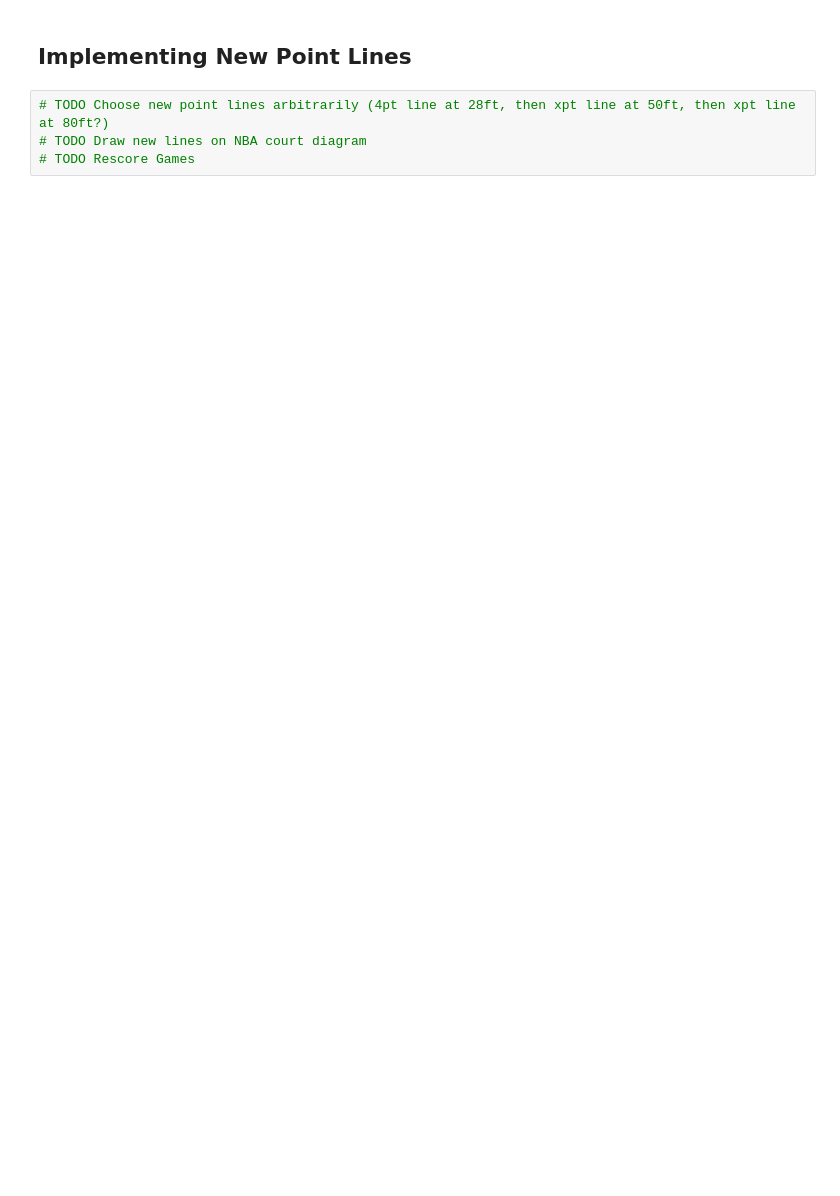
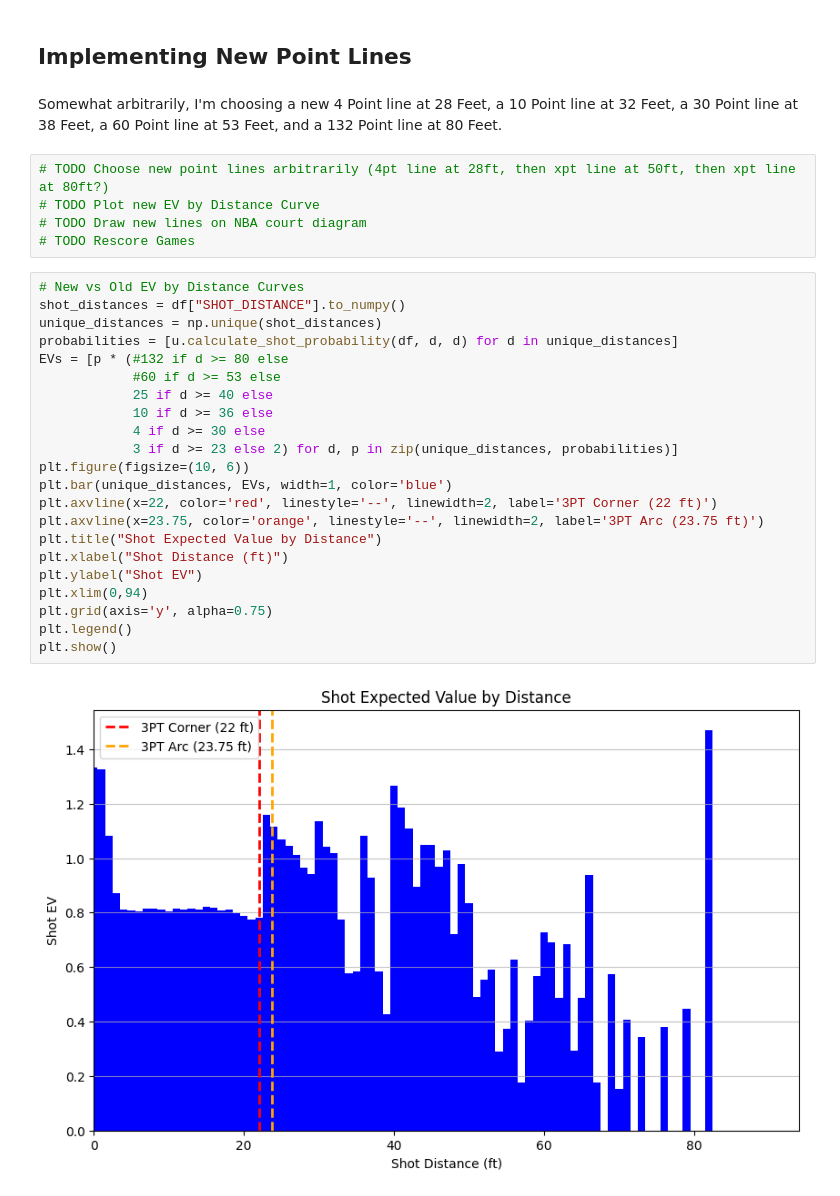
Before and after one commit to qghop/NBA-Re-Scoring, a Jupyter notebook: nba_re-scoring.ipynb, the cells around one changed output. Drawn from its saved outputs; the diff is of its cells as text; blank space fills up the shorter version.

```diff
--- a/nba_re-scoring.ipynb
+++ b/nba_re-scoring.ipynb
@@ -191,6 +214,33 @@ plt.show()
 # %% [markdown]
 ## Implementing New Point Lines
+# %% [markdown]
+Somewhat arbitrarily, I'm choosing a new 4 Point line at 28 Feet, a 10 Point line at 32 Feet, a 30 Point line at 38 Feet, a 60 Point line at 53 Feet, and a 132 Point line at 80 Feet.
 # %%
 # TODO Choose new point lines arbitrarily (4pt line at 28ft, then xpt line at 50ft, then xpt line at 80ft?)
+# TODO Plot new EV by Distance Curve
 # TODO Draw new lines on NBA court diagram
 # TODO Rescore Games
+# %%
+# New vs Old EV by Distance Curves
+shot_distances = df["SHOT_DISTANCE"].to_numpy()
+unique_distances = np.unique(shot_distances)
+probabilities = [u.calculate_shot_probability(df, d, d) for d in unique_distances]
+EVs = [p * (#132 if d >= 80 else
+            #60 if d >= 53 else
+            25 if d >= 40 else
+            10 if d >= 36 else
+            4 if d >= 30 else
+            3 if d >= 23 else 2) for d, p in zip(unique_distances, probabilities)]
+plt.figure(figsize=(10, 6))
+plt.bar(unique_distances, EVs, width=1, color='blue')
+plt.axvline(x=22, color='red', linestyle='--', linewidth=2, label='3PT Corner (22 ft)')
+plt.axvline(x=23.75, color='orange', linestyle='--', linewidth=2, label='3PT Arc (23.75 ft)')
+plt.title("Shot Expected Value by Distance")
+plt.xlabel("Shot Distance (ft)")
+plt.ylabel("Shot EV")
+plt.xlim(0,94)
+plt.grid(axis='y', alpha=0.75)
+plt.legend()
+plt.show()
+# %% [output]
+[figure, added]
```
Also changed, not shown: parts of 5 cells of this notebook.
